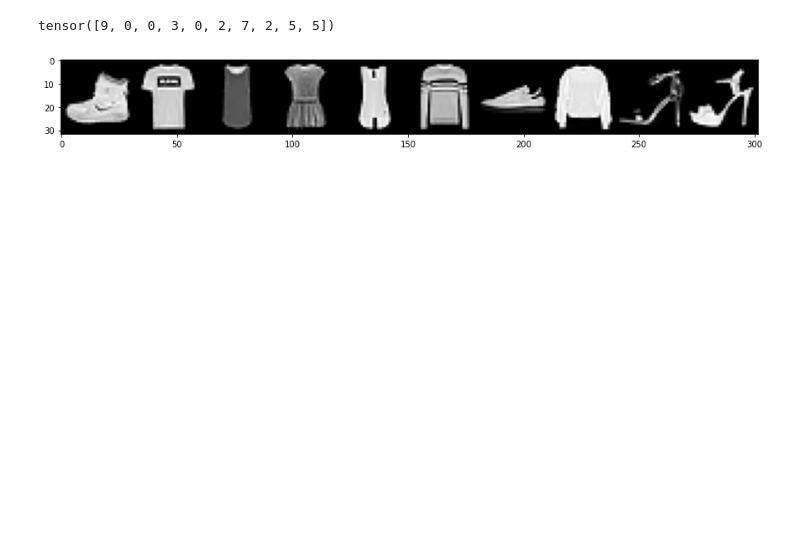
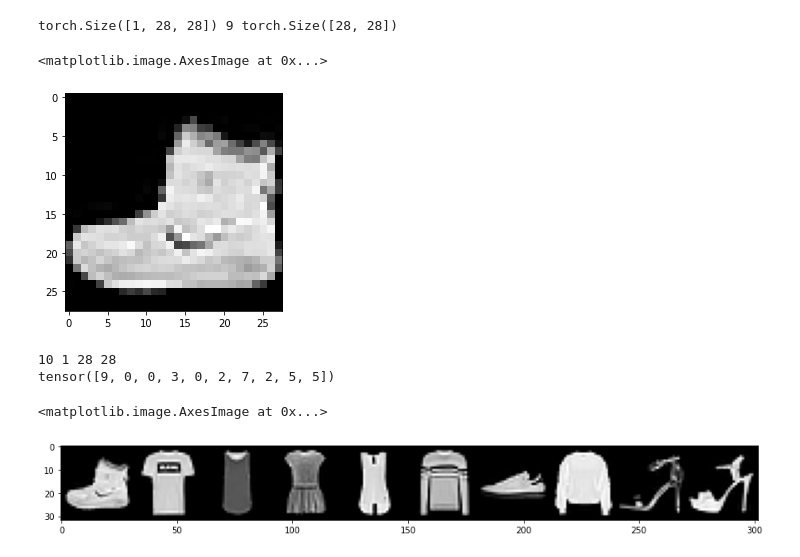
Before and after one commit to SungHoHong2/ML-Experiment, a Jupyter notebook: CNN/cnn.ipynb, the cells around one changed output. Saved outputs shown, nothing was run; the diff lists cells and outputs as text; code cells hidden in the pictures; blank space fills up the shorter version.

```diff
--- a/CNN/cnn.ipynb
+++ b/CNN/cnn.ipynb
@@ -40,14 +18,28 @@ train_loader = torch.utils.data.DataLoader(train_set, batch_size = 10)
 # %%
 sample = next(iter(train_set))
+# %%
+image, label = sample
+print(image.shape, label, image.squeeze().shape)
+plt.imshow(image.squeeze(), cmap='gray')
+# %% [output]
+torch.Size([1, 28, 28]) 9 torch.Size([28, 28])
+<matplotlib.image.AxesImage at 0x...>
+[figure, added]
 # %%
 batch = next(iter(train_loader))
 images, labels = batch
+# %%
+# batch size, color level, height, width
+print(len(images), len(images[0]),len(images[0][0]),len(images[0][0][0]))
+print(labels)
+# %% [output]
+10 1 28 28
+tensor([9, 0, 0, 3, 0, 2, 7, 2, 5, 5])
 # %%
 grid = torchvision.utils.make_grid(images, nrow=10)
 plt.figure(figsize=(15,15))
-# transpose switches the locations of the data
+# channel(0)*width(1)*height(2) -> width(1)*height(2)*channel(0)
 plt.imshow(np.transpose(grid, (1,2,0)))
-print(labels)
 # %% [output]
-tensor([9, 0, 0, 3, 0, 2, 7, 2, 5, 5])
+<matplotlib.image.AxesImage at 0x...>
 [figure]
```
Also changed, not shown: parts of 12 cells of this notebook, 3 other files.
